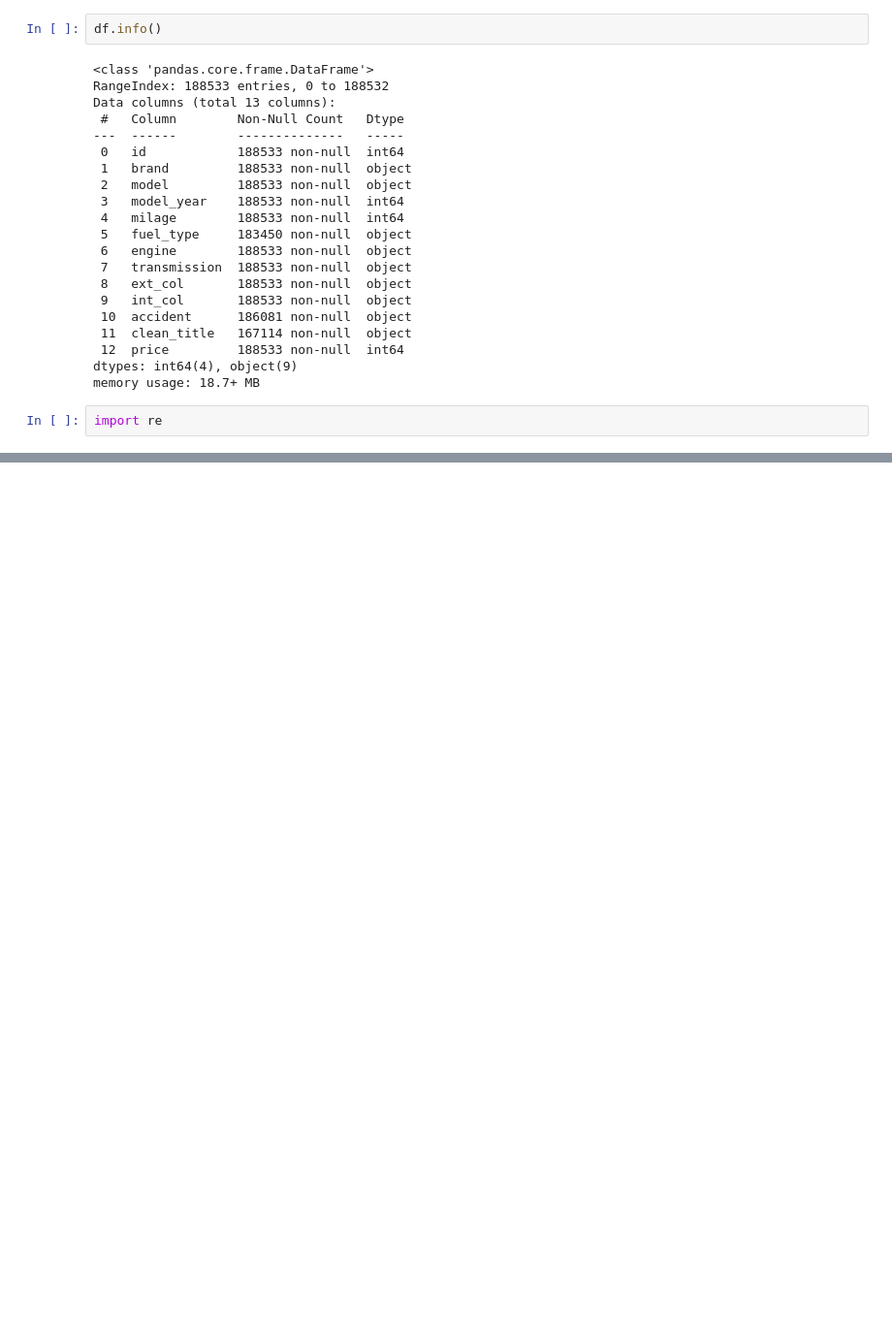
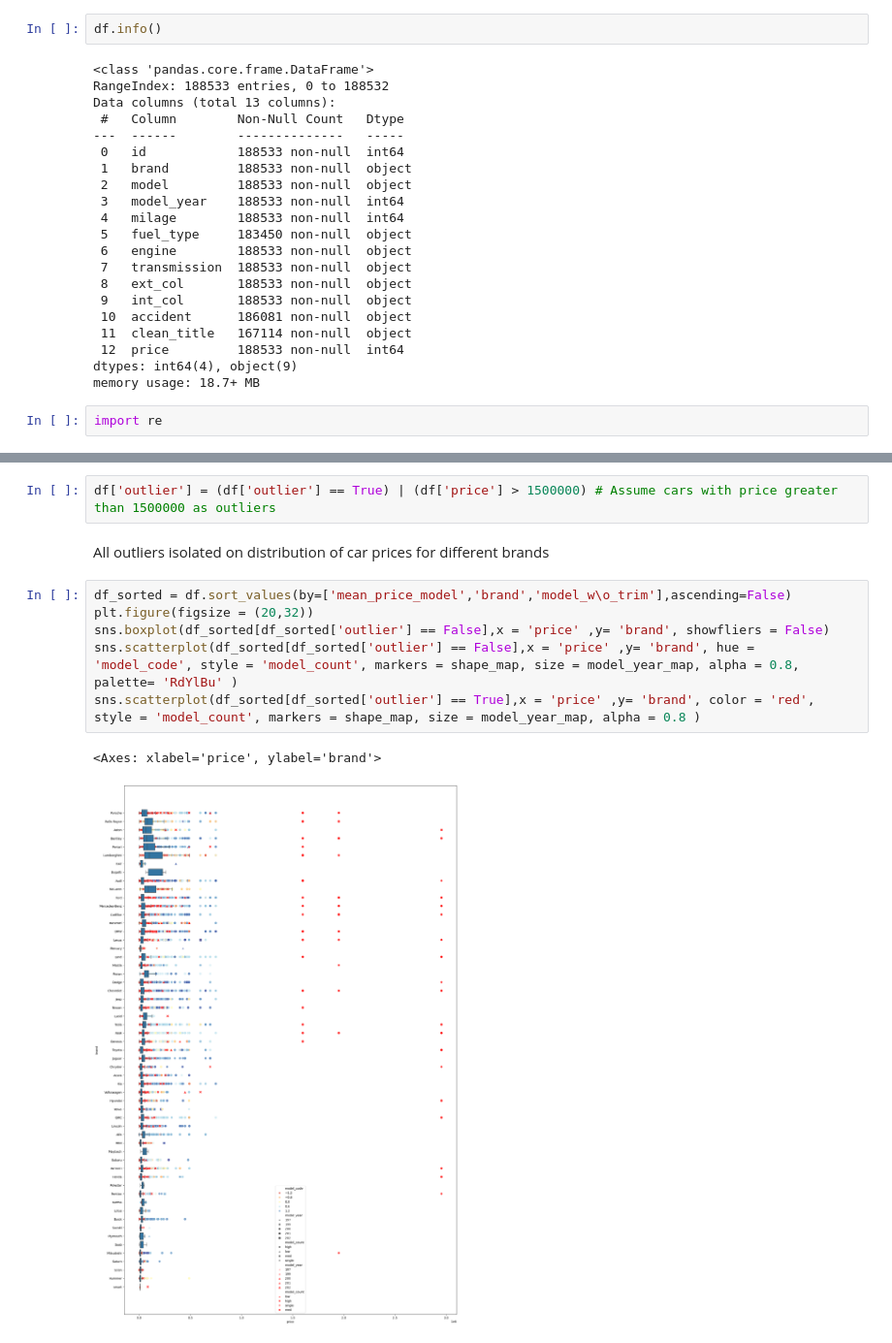
Before and after one commit to ricrichardthomas1/kaggle_usedcar, a Jupyter notebook: usedcar.ipynb, the cells around one changed output, grey strips where cells are left out. Shown at 97% size. Saved outputs shown, nothing was run; the diff lists cells and outputs as text; blank space fills up the shorter version.

```diff
--- a/usedcar.ipynb
+++ b/usedcar.ipynb
@@ -121,0 +211,13 @@ Name: count, Length: 450, dtype: int64
+# %%
+df['outlier'] = (df['outlier'] == True) | (df['price'] > 1500000) # Assume cars with price greater than 1500000 as outliers
+# %% [markdown]
+All outliers isolated on distribution of car prices for different brands
+# %%
+df_sorted = df.sort_values(by=['mean_price_model','brand','model_w\o_trim'],ascending=False)
+plt.figure(figsize = (20,32))
+sns.boxplot(df_sorted[df_sorted['outlier'] == False],x = 'price' ,y= 'brand', showfliers = False)
+sns.scatterplot(df_sorted[df_sorted['outlier'] == False],x = 'price' ,y= 'brand', hue = 'model_code', style = 'model_count', markers = shape_map, size = model_year_map, alpha = 0.8, palette= 'RdYlBu' )
+sns.scatterplot(df_sorted[df_sorted['outlier'] == True],x = 'price' ,y= 'brand', color = 'red', style = 'model_count', markers = shape_map, size = model_year_map, alpha = 0.8 )
+# %% [output]
+<Axes: xlabel='price', ylabel='brand'>
+[figure, added]
```
Also changed, not shown: parts of 48 cells of this notebook.
